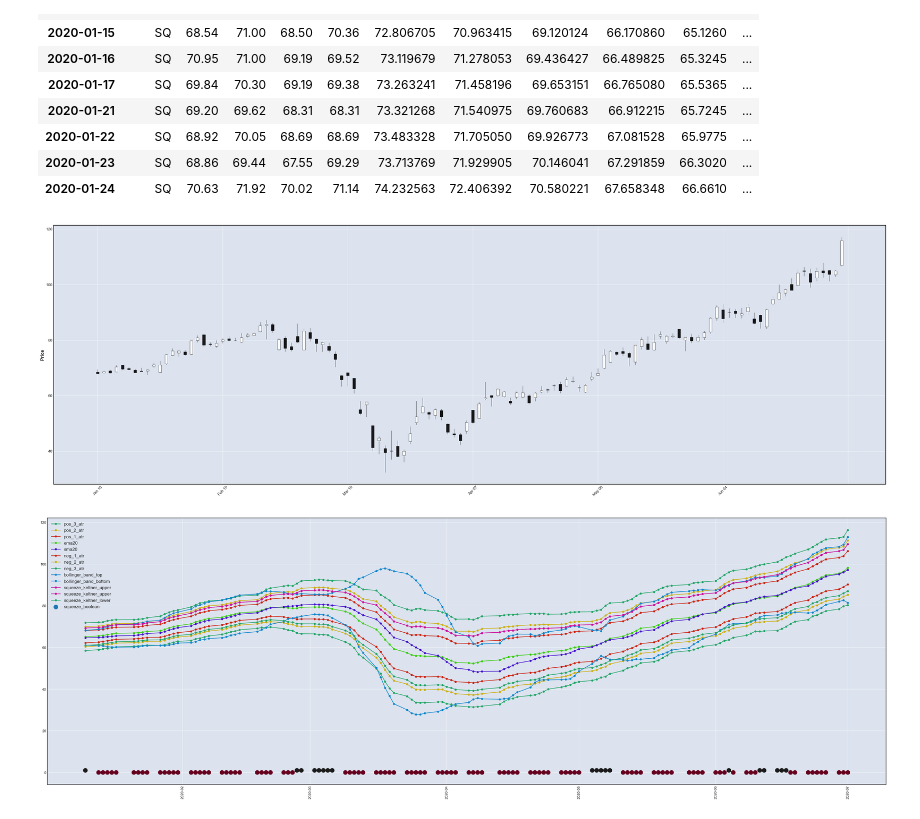
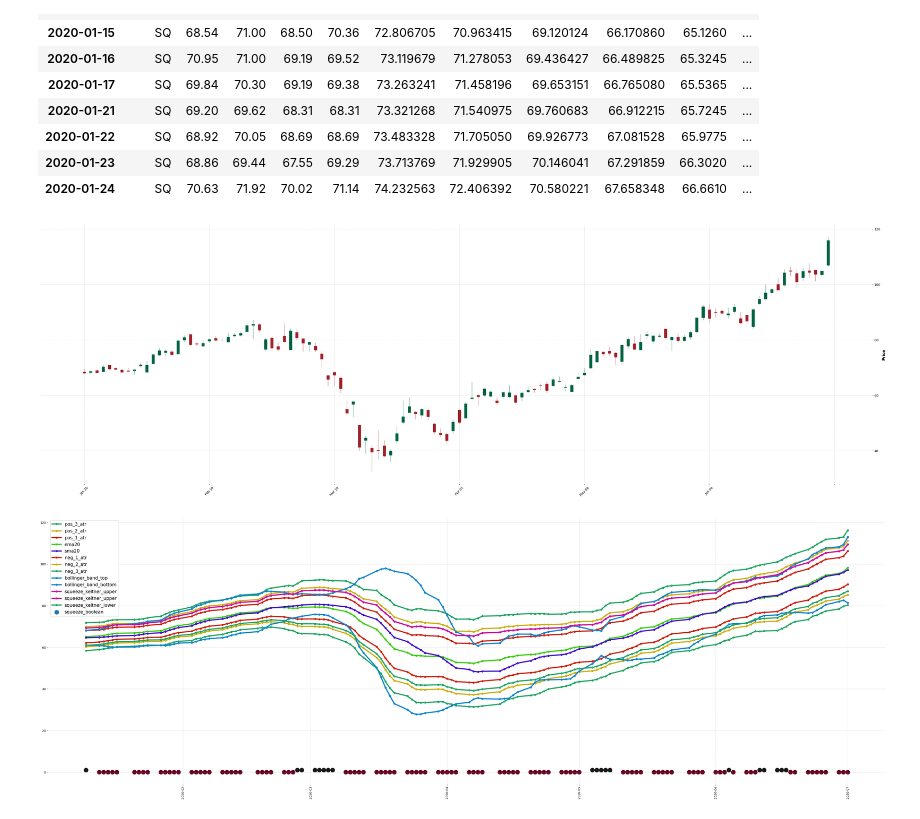
Before and after one commit to vivekanandjoshi/ds, a Jupyter notebook: UpWork_OHLC.ipynb, the cells around one changed output. Saved outputs shown, nothing was run; the diff lists cells and outputs as text; code cells hidden in the pictures.

```diff
--- a/UpWork_OHLC.ipynb
+++ b/UpWork_OHLC.ipynb
@@ -38,29 +38,29 @@ data.head(10)
 # %%
 plt.style.use('fivethirtyeight')
 
-mpf.plot(data[-120:], type='candlestick', no_xgaps = True, figsize=(50,16))
+mpf.plot(data[-120:], style='charles', type='candlestick', no_xgaps = True, figsize=(50,16))
 
 plt.figure(figsize=(50,16))
 ##plt.xlabel('date',fontsize =14)
 ##plt.xticks(list(data.index))
 plt.xticks(rotation=90)
-plt.plot( 'pos_3_atr', data=data, color='#22a565', marker ='o', linewidth=2)
-plt.plot( 'pos_2_atr', data=data, color='#ccaf11', marker ='o', linewidth=2)
-plt.plot( 'pos_1_atr', data=data, color='#cc2311', marker ='o', linewidth=2)
-plt.plot( 'ema20', data=data, color='#3acc11', marker ='o', linewidth=2)
-plt.plot( 'sma20', data=data, color='#4311cc', marker ='o', linewidth=2)
-plt.plot( 'neg_1_atr', data=data, color='#cc2311', marker ='o', linewidth=2)
-plt.plot( 'neg_2_atr', data=data, color='#ccaf11', marker ='o', linewidth=2)
-plt.plot( 'neg_3_atr', data=data, color='#22a565', marker ='o', linewidth=2)
-plt.plot( 'bollinger_band_top', data=data, color='#1186cc', marker ='o', linewidth=2)
-plt.plot( 'bollinger_band_bottom', data=data, color='#1186cc', marker ='o', linewidth=2)
-plt.plot( 'squeeze_keltner_upper', data=data, color='#cc119d', marker ='o', linewidth=2)
-plt.plot( 'squeeze_keltner_upper', data=data, color='#cc119d', marker ='o', linewidth=2)
-plt.plot( 'squeeze_keltner_lower', data=data, color='#22a565', marker ='o', linewidth=2)
+plt.plot( 'pos_3_atr', data=data, color='#22a565', marker ='o', linewidth=4)
+plt.plot( 'pos_2_atr', data=data, color='#ccaf11', marker ='o', linewidth=4)
+plt.plot( 'pos_1_atr', data=data, color='#cc2311', marker ='o', linewidth=4)
+plt.plot( 'ema20', data=data, color='#3acc11', marker ='o', linewidth=4)
+plt.plot( 'sma20', data=data, color='#4311cc', marker ='o', linewidth=4)
+plt.plot( 'neg_1_atr', data=data, color='#cc2311', marker ='o', linewidth=4)
+plt.plot( 'neg_2_atr', data=data, color='#ccaf11', marker ='o', linewidth=4)
+plt.plot( 'neg_3_atr', data=data, color='#22a565', marker ='o', linewidth=4)
+plt.plot( 'bollinger_band_top', data=data, color='#1186cc', marker ='o', linewidth=4)
+plt.plot( 'bollinger_band_bottom', data=data, color='#1186cc', marker ='o', linewidth=4)
+plt.plot( 'squeeze_keltner_upper', data=data, color='#cc119d', marker ='o', linewidth=4)
+plt.plot( 'squeeze_keltner_upper', data=data, color='#cc119d', marker ='o', linewidth=4)
+plt.plot( 'squeeze_keltner_lower', data=data, color='#22a565', marker ='o', linewidth=4)
 
 plt.scatter(list(data.index),'squeeze_boolean', data=data,c=data.squeeze_boolean, cmap="RdGy", marker='o', s=200)
 plt.legend(fontsize=15)
 plt.show()
 # %% [output]
-[figure, old version]
+[figure, new version]
-[figure, old version]
+[figure, new version]
```
Also changed, not shown: parts of 1 cell of this notebook.
